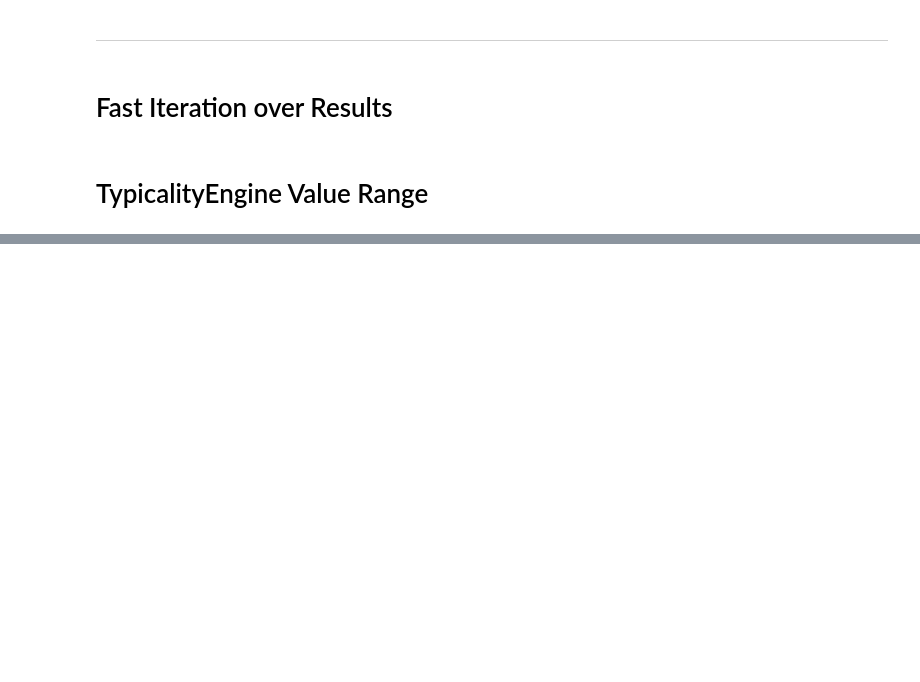
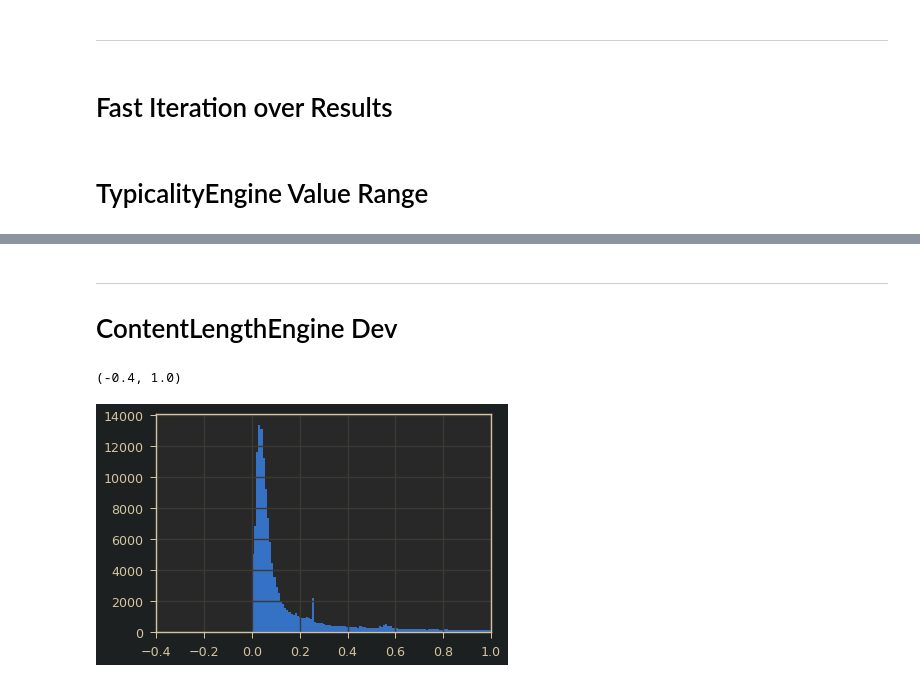
Before and after one commit to valevo/SABIO, a Jupyter notebook: backend/v0_4/dev.ipynb, the cells around one changed output, grey strips where cells are left out. Saved outputs shown, nothing was run; the diff lists cells and outputs as text; code cells hidden in the pictures; blank space fills up the shorter version.

Commit message:
new engine: content length engine

```diff
--- a/backend/v0_4/dev.ipynb
+++ b/backend/v0_4/dev.ipynb
@@ -304,0 +315,11 @@ for q in np.linspace(0., 100., 30):
+# %% [markdown]
+---
+# ContentLengthEngine Dev
+# %%
+lengths = df.fillna("").progress_apply(lambda r: len(r.Title) + len(r.Description), axis="columns")
+# %%
+_=plt.hist(lengths/1000, bins=5000)
+plt.xlim((-0.4, 1.))
+# %% [output]
+(-0.4, 1.0)
+[figure, added]
```
Also changed, not shown: parts of 27 cells of this notebook, 3 other files.
